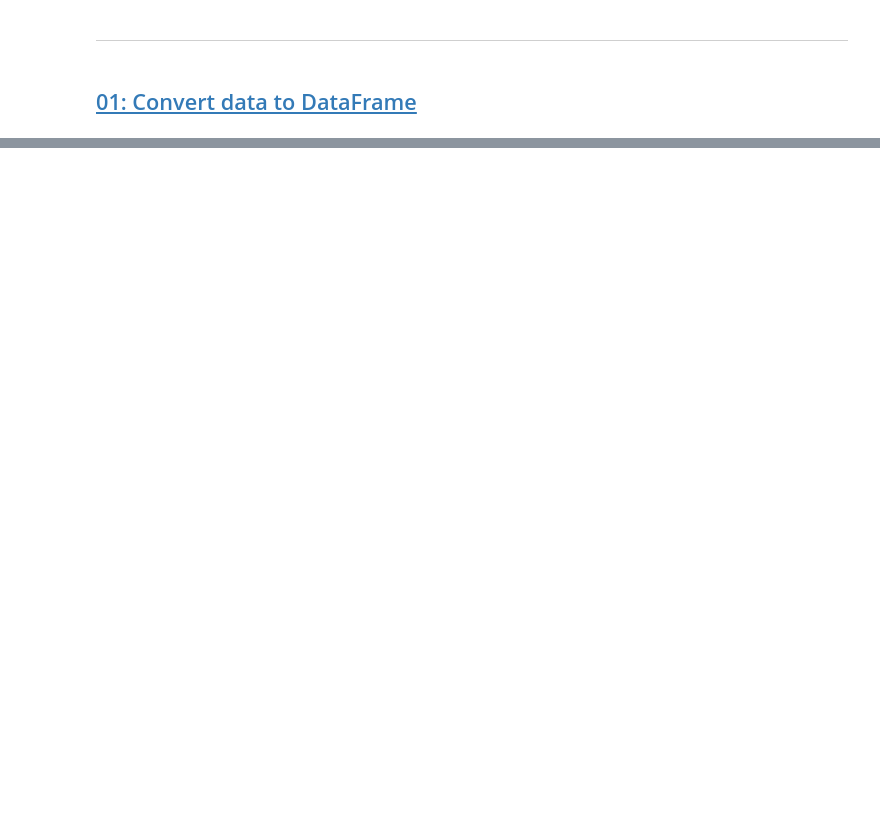
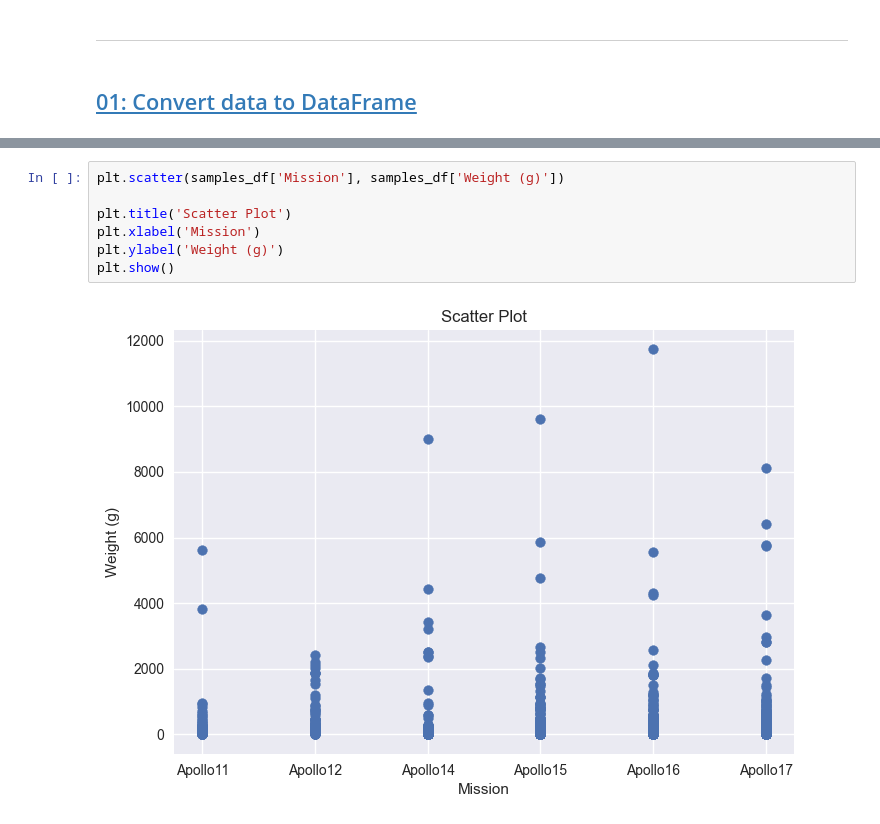
Before and after one commit to AliShariatian/Artemis-Project-Analysis, a Jupyter notebook: main.ipynb, the cells around one changed output, grey strips where cells are left out. Drawn from its saved outputs; the diff is of its cells as text; blank space fills up the shorter version.

```diff
--- a/main.ipynb
+++ b/main.ipynb
@@ -62,0 +108,9 @@ samples_df.head()
+# %%
+plt.scatter(samples_df['Mission'], samples_df['Weight (g)'])
+
+plt.title('Scatter Plot')
+plt.xlabel('Mission')
+plt.ylabel('Weight (g)')
+plt.show()
+# %% [output]
+[figure, added]
```
Also changed, not shown: parts of 59 cells of this notebook, 2 other files.
